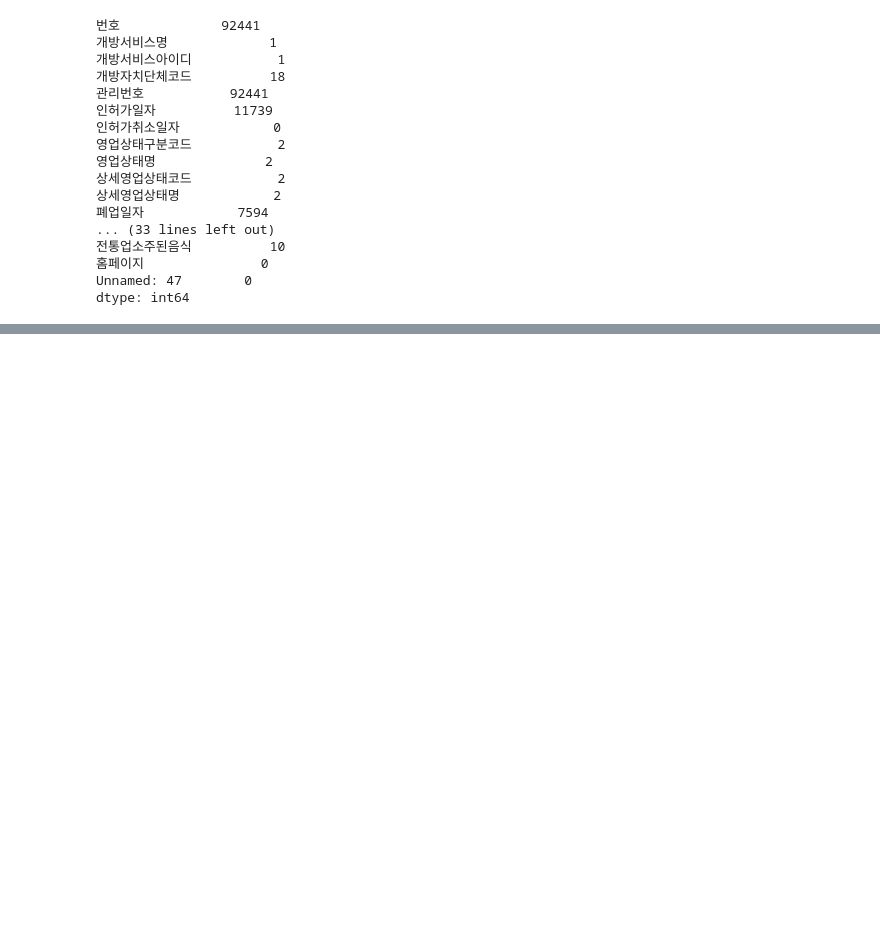
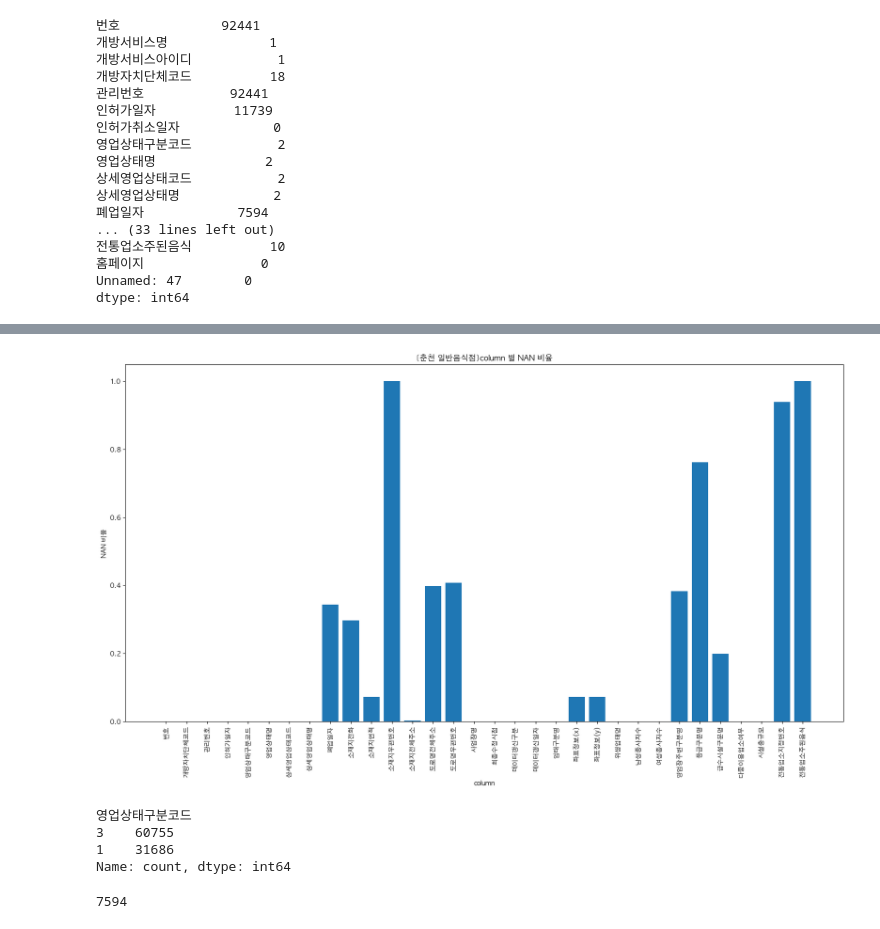
Before and after one commit to ChunCheonChuCheon/AI, a Jupyter notebook: featureSelector/src/featureSelector.ipynb, the cells around one changed output, grey strips where cells are left out. Cells and saved outputs as stored; diff of their text form; code cells hidden in the pictures; blank space fills up the shorter version.

```diff
--- a/featureSelector/src/featureSelector.ipynb
+++ b/featureSelector/src/featureSelector.ipynb
@@ -51,7 +51,8 @@ df.nunique()
 Unnamed: 47        0
 dtype: int64
 # %%
-# nununique value가 1인 column 제거
+# nununique value가 0, 1인 column 제거
+df = df.loc[:, df.nunique() != 0]
 df = df.loc[:, df.nunique() != 1]
 df.shape
 # %% [output]
@@ -68,0 +90,31 @@ Index(['번호', '개방자치단체코드', '관리번호', '인허가일자',
+# %%
+# column 별 NAN 개수
+df.isna().sum()
+
+# column 별 NAN 비율
+df.isna().sum() / df.shape[0]
+
+# NAN비율 시각화
+
+plt.rc('font', family='AppleGothic')
+plt.figure(figsize=(20, 10))
+plt.bar(df.columns, df.isna().sum() / df.shape[0])
+plt.xticks(rotation=90)
+plt.xlabel('column')
+plt.ylabel('NAN 비율')
+plt.title('[춘천 일반음식점]column 별 NAN 비율')
+# 폰트 설정(애플고딕)
+plt.show()
+# %% [output]
+[figure, added]
+# %%
+df['영업상태구분코드'].value_counts()
+# %% [output]
+영업상태구분코드
+3    60755
+1    31686
+Name: count, dtype: int64
+# %%
+df['폐업일자'].nunique()
+# %% [output]
+7594
```
Also changed, not shown: parts of 4 cells of this notebook, 3 other files.
